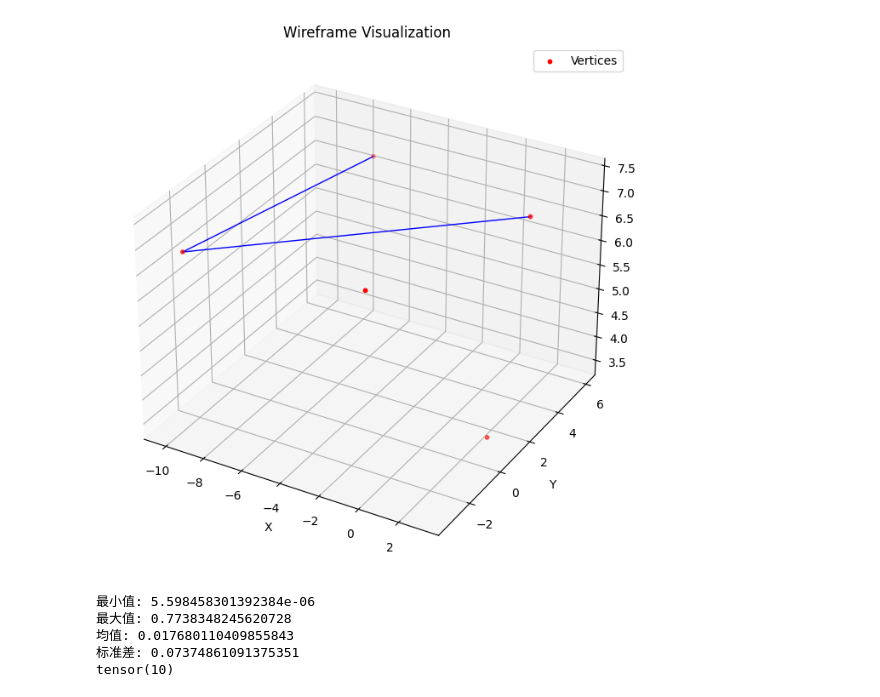
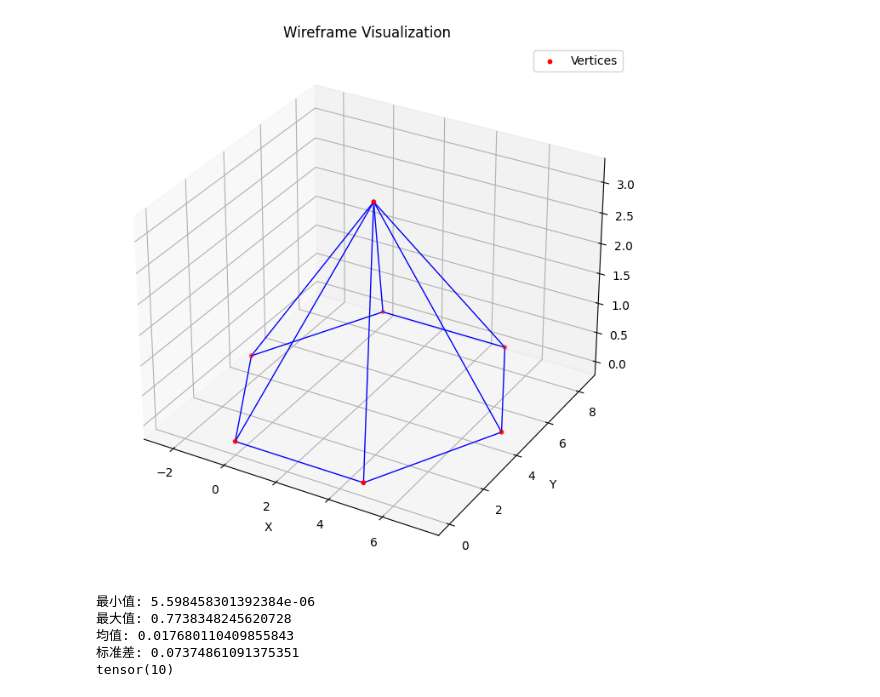
Before and after one commit to ranhaogong/Point2Roof, a Jupyter notebook: visualization.ipynb, the cells around one changed output. Cells and saved outputs as stored; diff of their text form; code cells hidden in the pictures.

```diff
--- a/visualization.ipynb
+++ b/visualization.ipynb
@@ -113,10 +113,10 @@ def visualize_wireframe(file_path):
     # 显示图形
     plt.show()
 # %%
-file_path = "/data/haoran/Point2Roof/output/PoznanRD_1/results/BID_117076_657ba2e7-4529-4658-b310-5e3fcd6b27bc.obj"  # 替换为你的 .obj 文件路径
+file_path = "/data/haoran/Point2Roof/output/pts6/results/000000.obj"  # 替换为你的 .obj 文件路径
 visualize_wireframe(file_path)
 # %% [output]
-[figure, old version]
+[figure, new version]
 # %%
 import pickle
 
```
Also changed, not shown: 12 other files.
